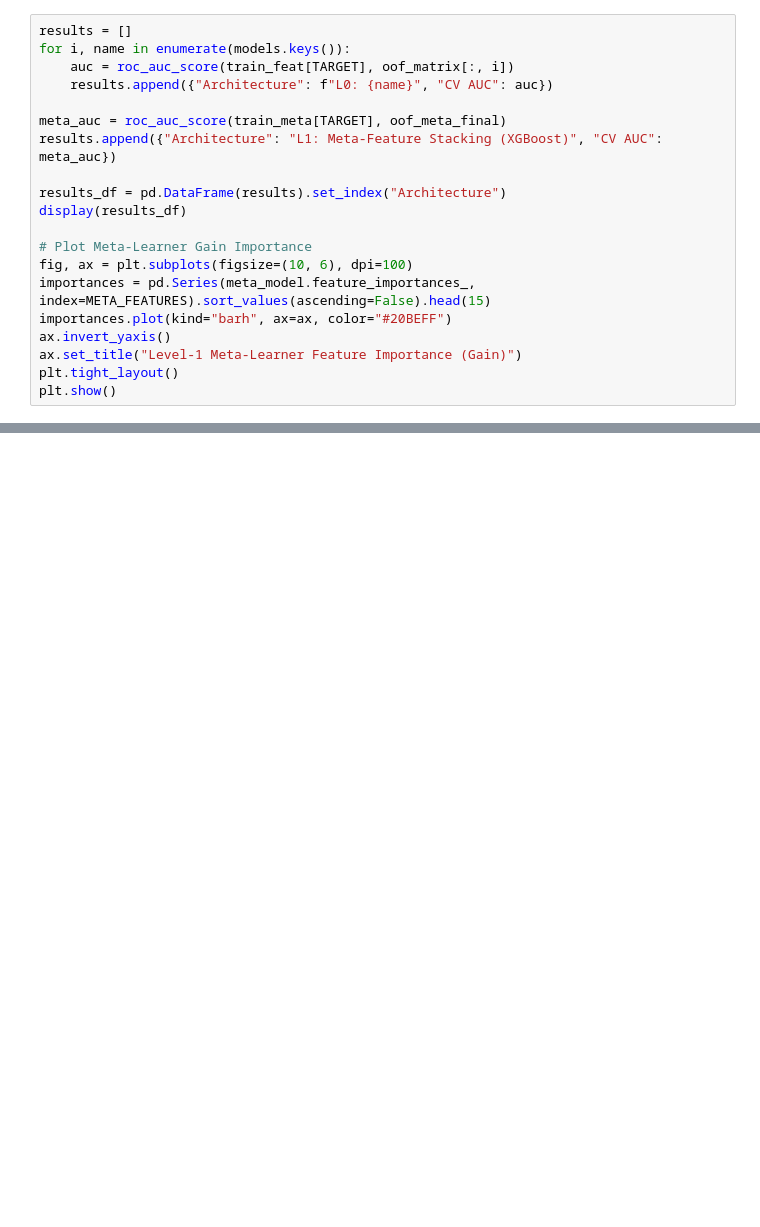
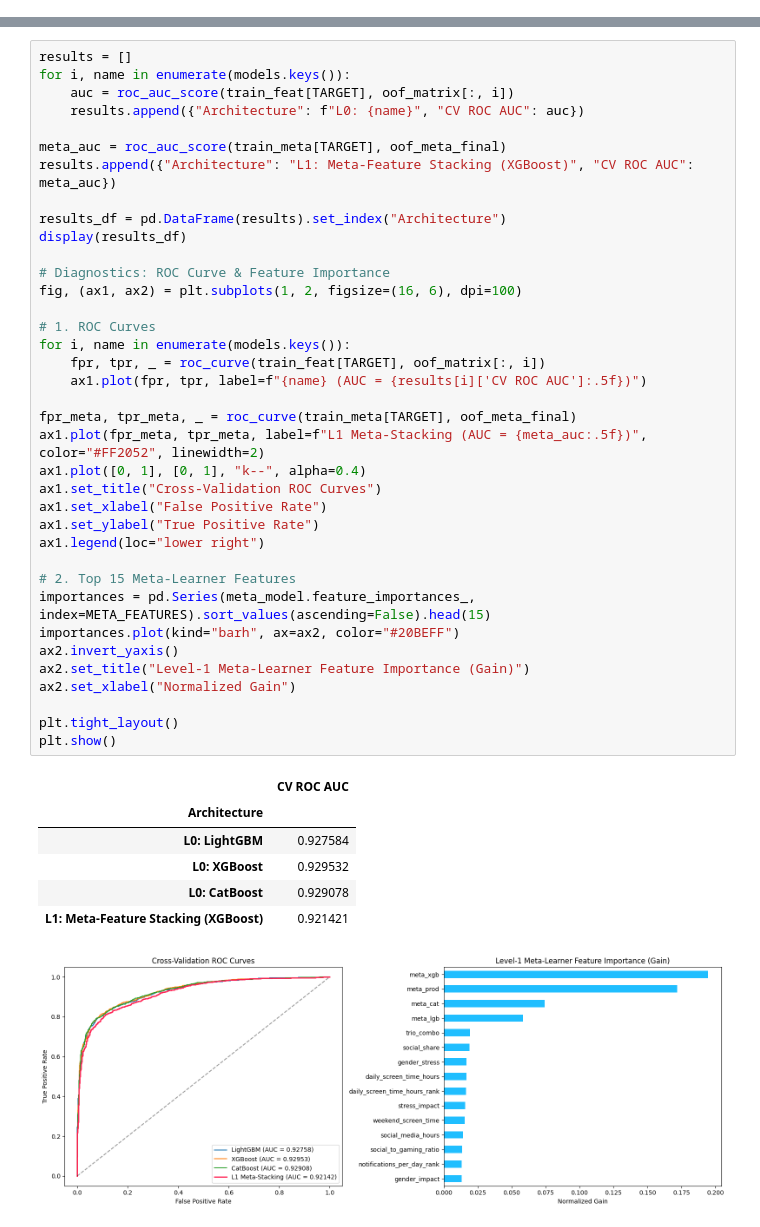
Before and after one commit to Amey-Thakur/KAGGLE-COMPETITIONS, a Jupyter notebook: Competitions/Predicting Smartphone Addiction/predicting-smartphone-addiction.ipynb, the cells around one changed output, grey strips where cells are left out. Cells and saved outputs as stored; diff of their text form; blank space fills up the shorter version.

```diff
--- a/Competitions/Predicting Smartphone Addiction/predicting-smartphone-addiction.ipynb
+++ b/Competitions/Predicting Smartphone Addiction/predicting-smartphone-addiction.ipynb
@@ -388,20 +0,0 @@ Evaluating the cross-validation performance across base learners and the multi-s
-# %%
-results = []
-for i, name in enumerate(models.keys()):
-    auc = roc_auc_score(train_feat[TARGET], oof_matrix[:, i])
-    results.append({"Architecture": f"L0: {name}", "CV AUC": auc})
-
-meta_auc = roc_auc_score(train_meta[TARGET], oof_meta_final)
-results.append({"Architecture": "L1: Meta-Feature Stacking (XGBoost)", "CV AUC": meta_auc})
-
-results_df = pd.DataFrame(results).set_index("Architecture")
-display(results_df)
-
-# Plot Meta-Learner Gain Importance
-fig, ax = plt.subplots(figsize=(10, 6), dpi=100)
-importances = pd.Series(meta_model.feature_importances_, index=META_FEATURES).sort_values(ascending=False).head(15)
-importances.plot(kind="barh", ax=ax, color="#20BEFF")
-ax.invert_yaxis()
-ax.set_title("Level-1 Meta-Learner Feature Importance (Gain)")
-plt.tight_layout()
-plt.show()
@@ -426,0 +466,45 @@ Verification checks validate vector dimensions, data types, and index parity aga
+# %%
+results = []
+for i, name in enumerate(models.keys()):
+    auc = roc_auc_score(train_feat[TARGET], oof_matrix[:, i])
+    results.append({"Architecture": f"L0: {name}", "CV ROC AUC": auc})
+
+meta_auc = roc_auc_score(train_meta[TARGET], oof_meta_final)
+results.append({"Architecture": "L1: Meta-Feature Stacking (XGBoost)", "CV ROC AUC": meta_auc})
+
+results_df = pd.DataFrame(results).set_index("Architecture")
+display(results_df)
+
+# Diagnostics: ROC Curve & Feature Importance
+fig, (ax1, ax2) = plt.subplots(1, 2, figsize=(16, 6), dpi=100)
+
+# 1. ROC Curves
+for i, name in enumerate(models.keys()):
+    fpr, tpr, _ = roc_curve(train_feat[TARGET], oof_matrix[:, i])
+    ax1.plot(fpr, tpr, label=f"{name} (AUC = {results[i]['CV ROC AUC']:.5f})")
+
+fpr_meta, tpr_meta, _ = roc_curve(train_meta[TARGET], oof_meta_final)
+ax1.plot(fpr_meta, tpr_meta, label=f"L1 Meta-Stacking (AUC = {meta_auc:.5f})", color="#FF2052", linewidth=2)
+ax1.plot([0, 1], [0, 1], "k--", alpha=0.4)
+ax1.set_title("Cross-Validation ROC Curves")
+ax1.set_xlabel("False Positive Rate")
+ax1.set_ylabel("True Positive Rate")
+ax1.legend(loc="lower right")
+
+# 2. Top 15 Meta-Learner Features
+importances = pd.Series(meta_model.feature_importances_, index=META_FEATURES).sort_values(ascending=False).head(15)
+importances.plot(kind="barh", ax=ax2, color="#20BEFF")
+ax2.invert_yaxis()
+ax2.set_title("Level-1 Meta-Learner Feature Importance (Gain)")
+ax2.set_xlabel("Normalized Gain")
+
+plt.tight_layout()
+plt.show()
+# %% [output]
+|  | CV ROC AUC |
+| Architecture |  |
+| L0: LightGBM | 0.927584 |
+| L0: XGBoost | 0.929532 |
+| L0: CatBoost | 0.929078 |
+| L1: Meta-Feature Stacking (XGBoost) | 0.921421 |
+[figure, added]
```
Also changed, not shown: parts of 41 cells of this notebook.
